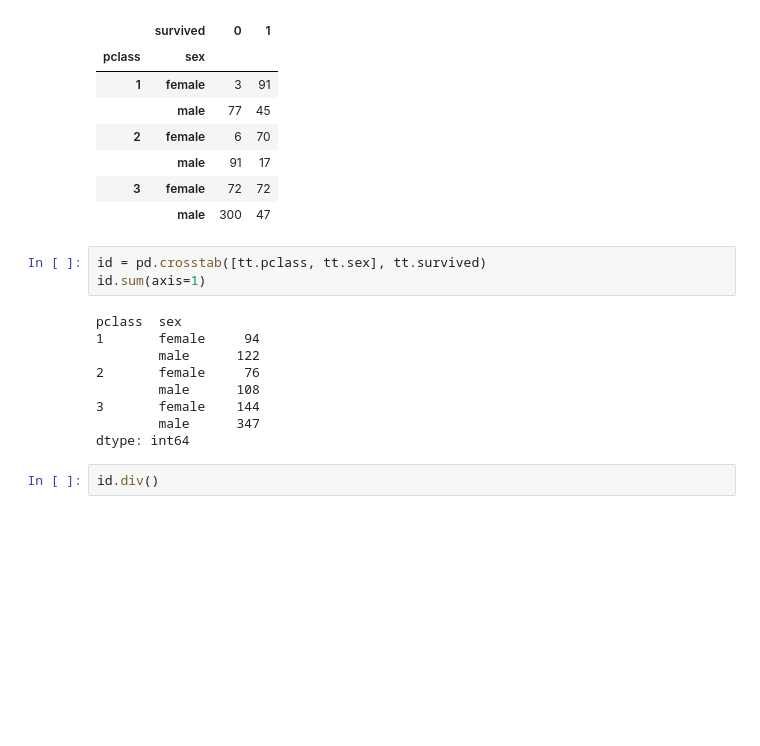
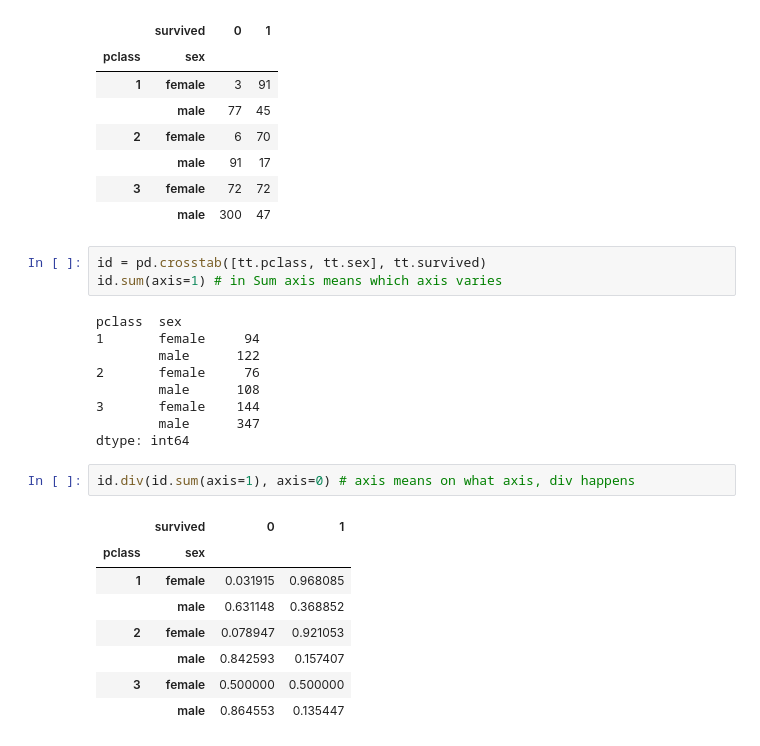
Before and after one commit to sunilsagar/Py-DayToDay, a Jupyter notebook: Module1/B2_24_25Sept/Day2.ipynb, the cells around one changed output. Drawn from its saved outputs; the diff is of its cells as text; blank space fills up the shorter version.

```diff
--- a/Module1/B2_24_25Sept/Day2.ipynb
+++ b/Module1/B2_24_25Sept/Day2.ipynb
@@ -106,7 +106,7 @@ pd.crosstab([tt.pclass, tt.sex], tt.survived)
 |  | male | 300 | 47 |
 # %%
 id = pd.crosstab([tt.pclass, tt.sex], tt.survived)
-id.sum(axis=1)
+id.sum(axis=1) # in Sum axis means which axis varies
 # %% [output]
 pclass  sex
 1       female     94
@@ -116,5 +116,14 @@ pclass  sex
 3       female    144
         male      347
 dtype: int64
-# %%
-id.div()
+# %%
+id.div(id.sum(axis=1), axis=0) # axis means on what axis, div happens
+# %% [output]
+|  | survived | 0 | 1 |
+| pclass | sex |  |  |
+| 1 | female | 0.031915 | 0.968085 |
+|  | male | 0.631148 | 0.368852 |
+| 2 | female | 0.078947 | 0.921053 |
+|  | male | 0.842593 | 0.157407 |
+| 3 | female | 0.500000 | 0.500000 |
+|  | male | 0.864553 | 0.135447 |
```
